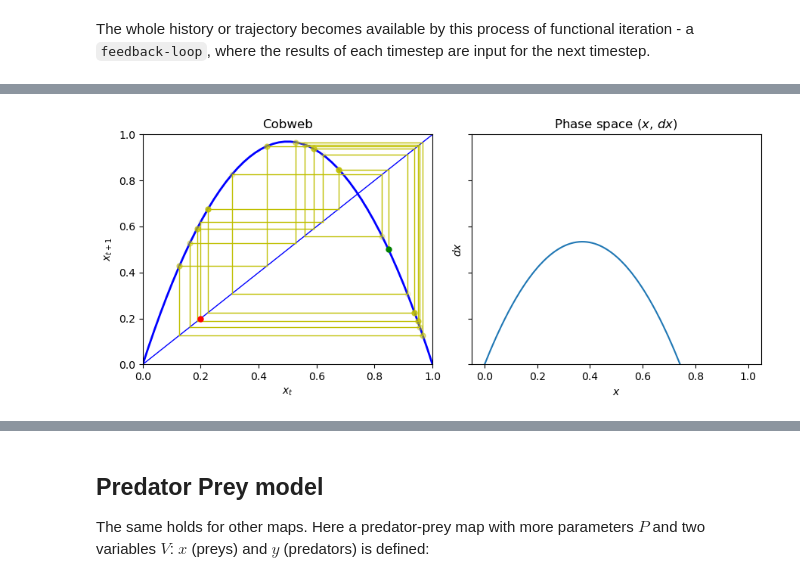
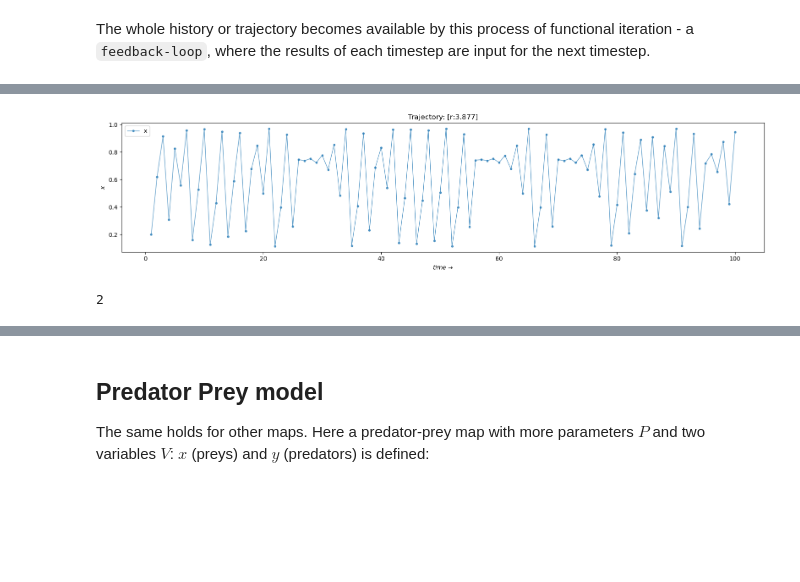
Before and after one commit to bartmarseille/iterative-maps, a Jupyter notebook: 0. Map-iterate-plot framework.ipynb, the cells around one changed output, grey strips where cells are left out. Drawn from its saved outputs; the diff is of its cells as text; code cells hidden in the pictures; blank space fills up the shorter version.

```diff
--- a/0. Map-iterate-plot framework.ipynb
+++ b/0. Map-iterate-plot framework.ipynb
@@ -66,20 +39,55 @@ plot_iterations(P, V_hat)
-# %%
-fig, (ax1, ax2) = plt.subplots(1, 2, figsize=(9, 4), sharey=True)
-
-V_hat = iterate(logistic_map, P, V, n=20)
-
-plot_cobweb(logistic_map, P, V_hat, ax=ax1)
-
-
-V_map = {'x': np.linspace(0.0,1.0,1000)}
-v_map = V_map['x']
-V_map_hat = logistic_map(P, V_map)
-v_map_dx = V_map_hat['x'] - v_map
-
-ax2.plot(v_map, v_map_dx)
-ax2.set_xlabel('$x$')
-ax2.set_ylabel('$dx$')
-ax2.set_title('Phase space ($x$, $dx$)')
-plt.tight_layout()
-# %% [output]
-[figure, removed]
+# %%
+def logistic_map(data: np.ndarray, r=3.0) -> np.ndarray:
+    """The implementation of a relative population system with:
+
+    -  data `x` and,
+    -  parameters `r`
+    that maps to the output variable v_dot['x']`
+    """
+
+    x = data  # relative population size
+
+    x_dot = r * x * (1 - x)
+
+    return x_dot
+
+
+parameters={'r': 3.8768}
+
+x0 = 0.2
+
+variables = iterate(logistic_map, [x0], n=100, **parameters)
+Xs = variables[:,0]
+
+def get_param_str(**parameters):
+    if parameters:
+        return '['+ (', '.join(f'{k}:{v:.4g}' for k, v in parameters.items())) + ']'
+    else:
+        return ''
+
+def plot_iterations(T: np.ndarray, labels=['x','y','z'], ax=None, figsize=(16,4), **parameters):
+    _ax = ax if ax else plt.subplots(1, 1, figsize=figsize)[1]
+
+    if T.ndim > 1:
+        for i in range(T.shape[1]):
+            plot_iterations(T[:,i], labels=[labels[i]], ax=_ax, **parameters)
+    else:
+        n = range(1, T.size+1)
+
+        _ax.plot(n, T, marker='.', alpha=0.7, linewidth=1, label=labels[0])
+        _ax.set_ylabel(_ax.get_ylabel() + (', ' if _ax.get_ylabel() else '') + f'${labels[0]}$')
+
+    _ax.legend(loc='upper left')
+    _ax.set_xlabel(f'$time$ $→$')
+    _ax.set_title(f'Trajectory: {get_param_str(**parameters)}')
+    if not ax:
+        plt.tight_layout()
+    return ax
+
+plot_iterations(variables, **parameters)
+# %% [output]
+[figure, added]
+# %%
+len({1:1, 2:2})
+# %% [output]
+2
```
Also changed, not shown: parts of 9 cells of this notebook.
